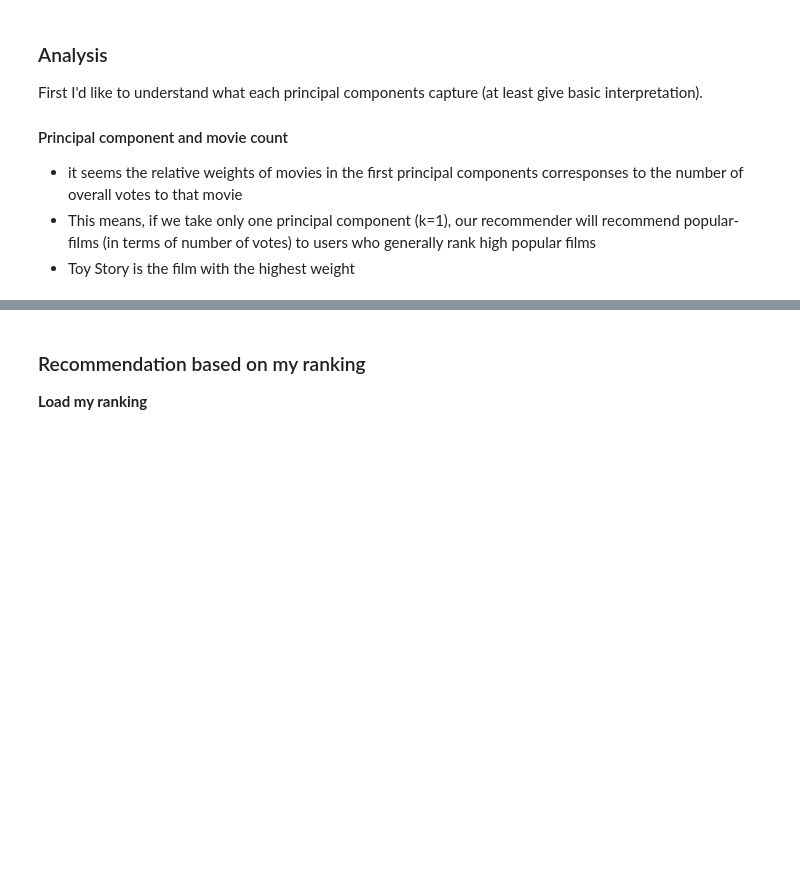
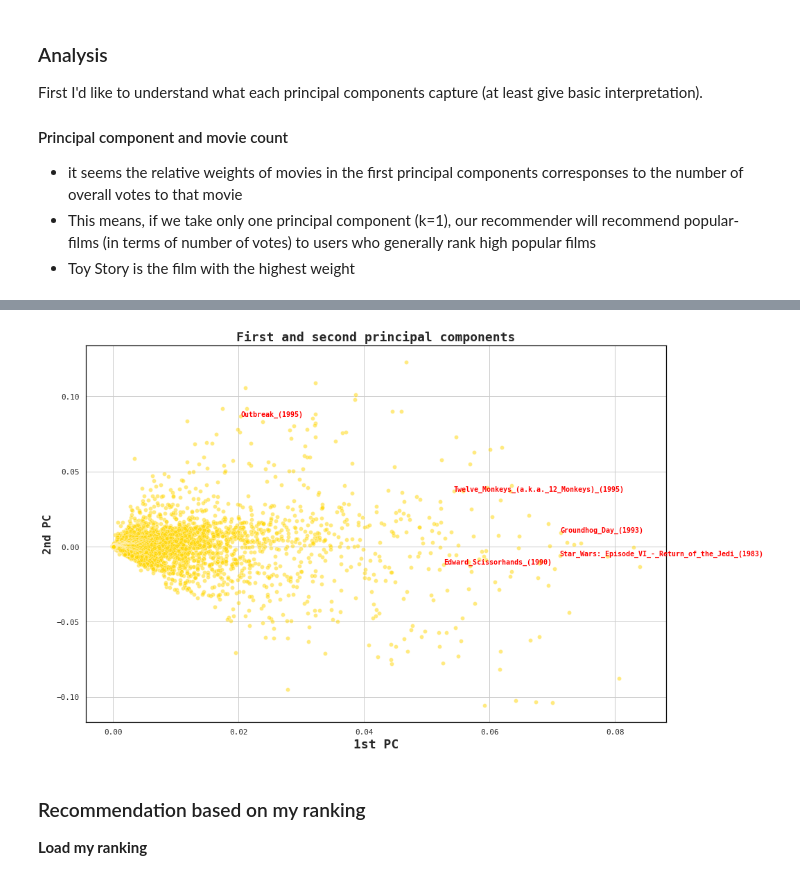
Before and after one commit to hiladar0/movie_recommendation_system, a Jupyter notebook: notebook.ipynb, the cells around one changed output, grey strips where cells are left out. Drawn from its saved outputs; the diff is of its cells as text; code cells hidden in the pictures; blank space fills up the shorter version.

```diff
--- a/notebook.ipynb
+++ b/notebook.ipynb
@@ -328,3 +328,18 @@ display(weighted_pc1[["title", "PC1"]])
+# %%
+fig, ax = plt.subplots(figsize=(15, 10))
+title ="First and second principal components"
+sns.scatterplot(data=pc_df, x="PC9", y="PC8", color=color_main, alpha=0.5, ax=ax).set_title(title)
+
+for film in movieId[movieId["total_votes"] > 20000].sort_values("total_votes", ascending=False).sample(5).iterrows():
+    movie_title = film[1]["title"]
+    my_id = title = film[1]["movieId"]
+    plt.text(pc_df[pc_df["movieId"] == my_id]["PC9"].values, pc_df[pc_df["movieId"] == my_id]["PC8"].values, movie_title.replace(" ", "_"),color="red", weight="bold", fontsize=10)
+
+plt.xlabel('1st PC', fontsize=18, weight="bold")
+plt.ylabel('2nd PC', fontsize=16, weight="bold")
+plt.savefig(f"./images/{title}.png")
+# %% [output]
+[figure, added]
 # %% [markdown]
 ### Recommendation based on my ranking <a class="anchor" id="Recommendation"></a>
 **Load my ranking**
```
Also changed, not shown: parts of 5 cells of this notebook, 2 other files.
